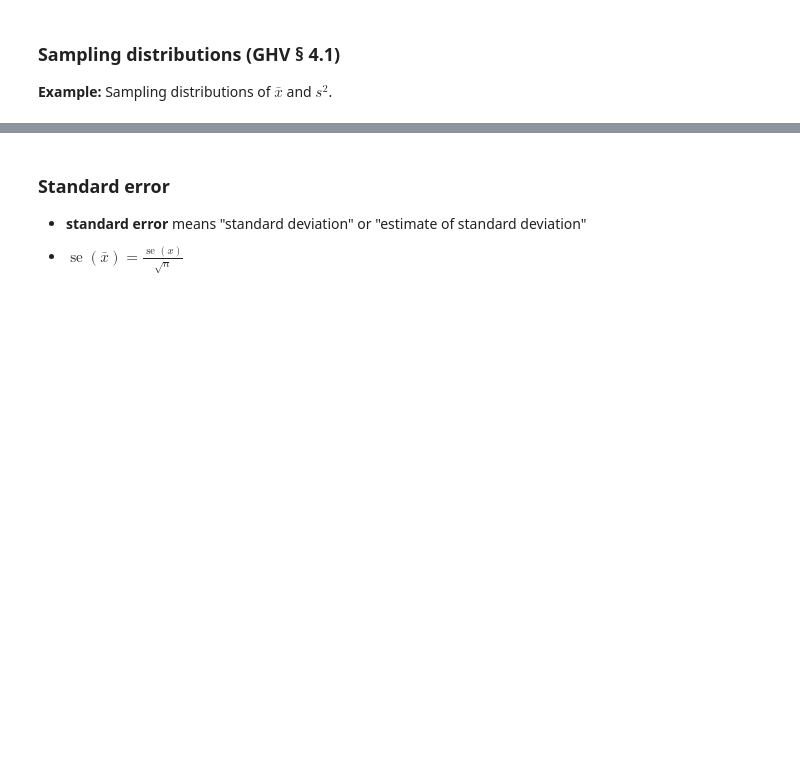
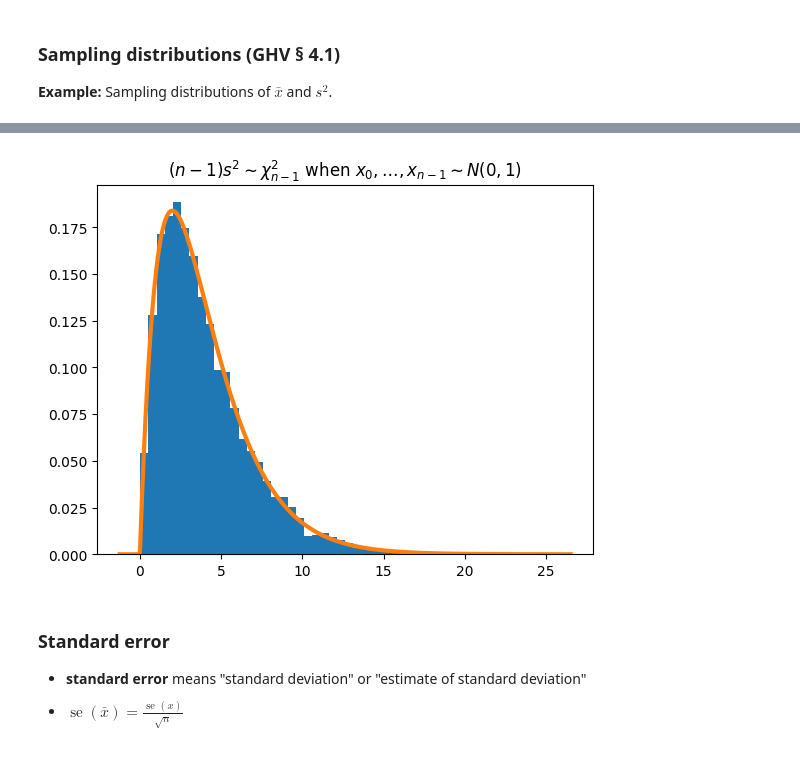
Before and after one commit to mgreenbe/DATA335W2025, a Jupyter notebook: code/1fundamentals.ipynb, the cells around one changed output, grey strips where cells are left out. Drawn from its saved outputs; the diff is of its cells as text; code cells hidden in the pictures; blank space fills up the shorter version.

```diff
--- a/code/1fundamentals.ipynb
+++ b/code/1fundamentals.ipynb
@@ -33,3 +39,11 @@ t = np.linspace(0, 2.5, 1000)
+# %%
+plt.hist((n - 1) * s2, bins=50, density=True)
+u = np.linspace(*plt.xlim(), 1000)
+plt.plot(t, stats.chi2(n - 1).pdf(u), lw=3)
+plt.title("$(n - 1)s^2\\sim\\chi^2_{n - 1}$ when $x_0,\\ldots,x_{n - 1}\\sim N(0, 1)$")
+plt.show()
+# %% [output]
+[figure, added]
 # %% [markdown]
 ### Standard error
 
```
Also changed, not shown: parts of 7 cells of this notebook, 2 other files.
